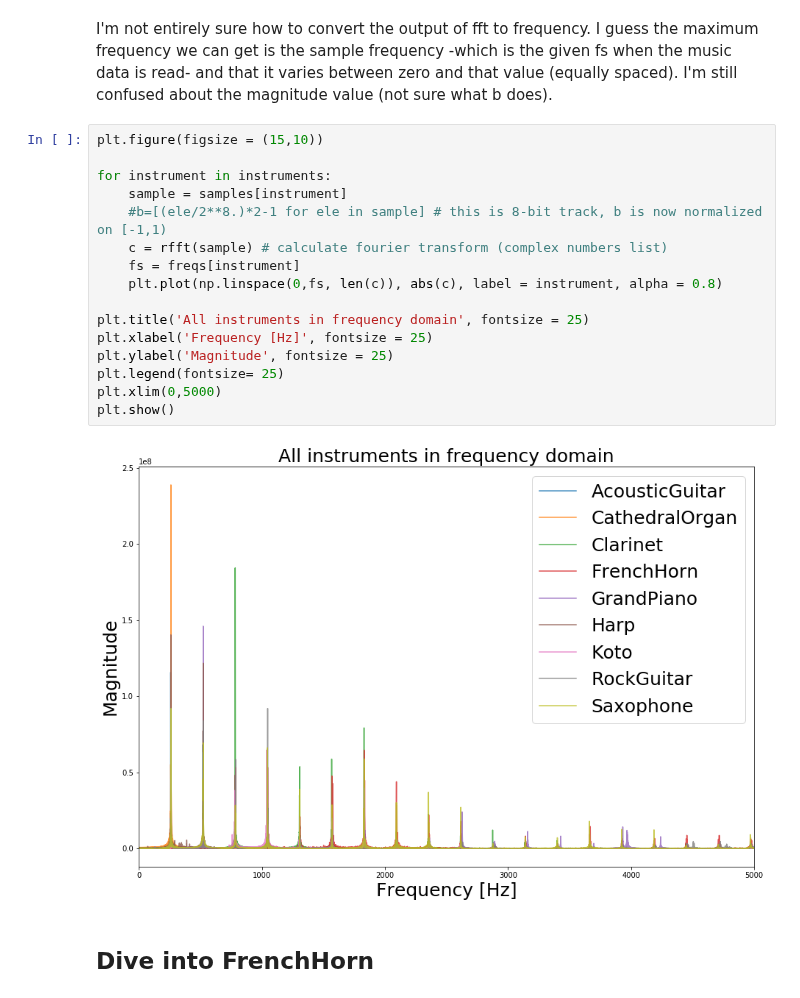
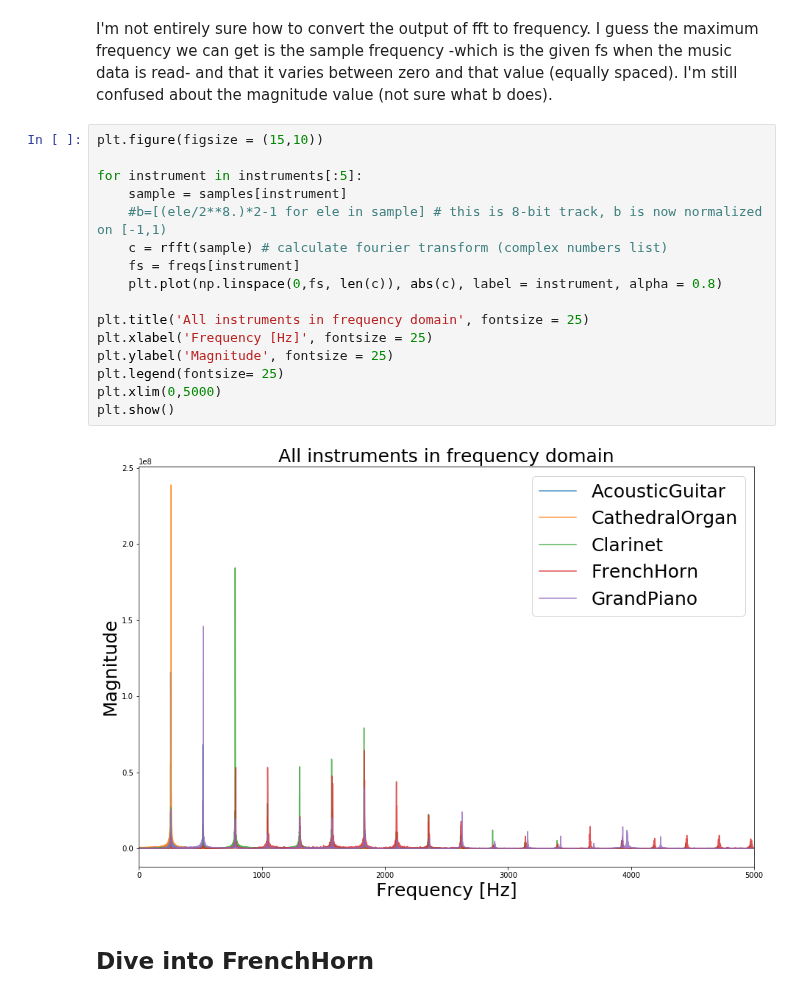
Before and after one commit to AM205-Final-Project/InstrumentClassification, a Jupyter notebook: Trial.ipynb, the cells around one changed output. Drawn from its saved outputs; the diff is of its cells as text.

```diff
--- a/Trial.ipynb
+++ b/Trial.ipynb
@@ -254,21 +254,21 @@ I'm not entirely sure how to convert the output of fft to frequency. I guess the
 # %%
 plt.figure(figsize = (15,10))
 
-for instrument in instruments:
+for instrument in instruments[:5]:
     sample = samples[instrument]
     #b=[(ele/2**8.)*2-1 for ele in sample] # this is 8-bit track, b is now normalized on [-1,1)
     c = rfft(sample) # calculate fourier transform (complex numbers list)
     fs = freqs[instrument]
     plt.plot(np.linspace(0,fs, len(c)), abs(c), label = instrument, alpha = 0.8)
 
 plt.title('All instruments in frequency domain', fontsize = 25)
 plt.xlabel('Frequency [Hz]', fontsize = 25)
 plt.ylabel('Magnitude', fontsize = 25)
 plt.legend(fontsize= 25)
 plt.xlim(0,5000)
 plt.show()
 # %% [output]
-[figure, old version]
+[figure, new version]
 # %% [markdown]
 ## Dive into FrenchHorn
 # %%
```
Also changed, not shown: parts of 15 cells of this notebook.
